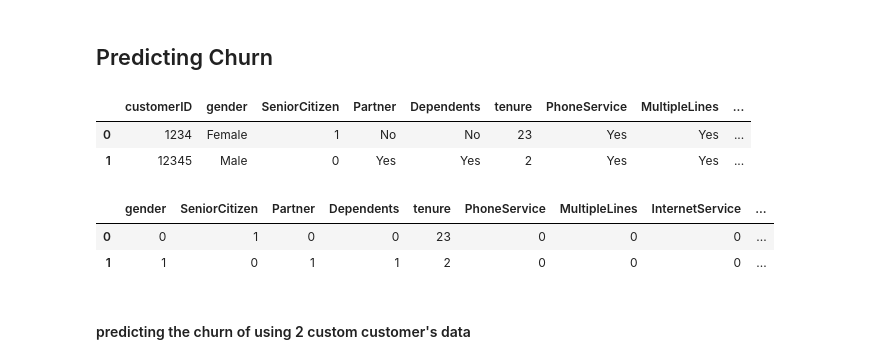
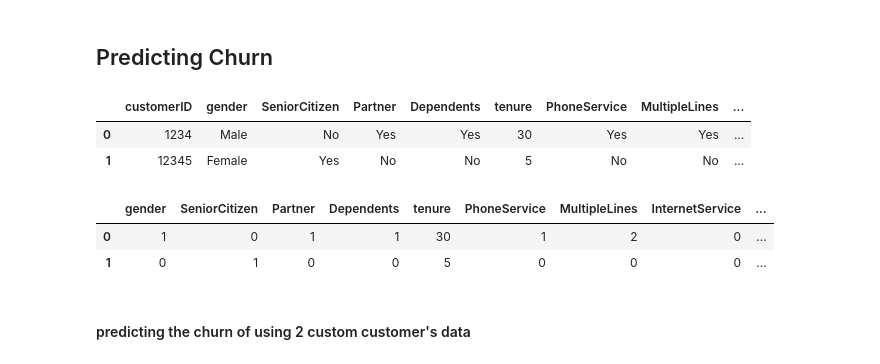
Before and after one commit to ZaidHani/Mentorness_ML_Customers_Churn, a Jupyter notebook: Untitled.ipynb, the cells around one changed output. Cells and saved outputs as stored; diff of their text form; code cells hidden in the pictures.

```diff
--- a/Untitled.ipynb
+++ b/Untitled.ipynb
@@ -462,30 +464,38 @@ plt.show()
 # %% [markdown]
 ## Predicting Churn
 # %%
-new_data = [{'customerID':'1234','gender':'Female','SeniorCitizen':1,'Partner':'No','Dependents':'No','tenure':23,'PhoneService':'Yes',
-             'MultipleLines':'Yes','InternetService':'Yes','OnlineSecurity': 'No','OnlineBackup': 'Yes','DeviceProtection':'Yes','TechSupport':'Yes',
+new_data = [{'customerID':'1234','gender':'Male','SeniorCitizen':'No','Partner':'Yes','Dependents':'Yes','tenure':30,'PhoneService':'Yes',
+             'MultipleLines':'Yes','InternetService':'DSL','OnlineSecurity': 'No','OnlineBackup': 'No','DeviceProtection':'Yes','TechSupport':'Yes',
              'StreamingTV':'Yes','StreamingMovies':'No','Contract':'One year','PaperlessBilling':'No','PaymentMethod':'Bank transfer',
              'MonthlyCharges':25.5, 'TotalCharges':100.75},
-           {'customerID':'12345','gender':'Male','SeniorCitizen':0,'Partner':'Yes','Dependents':'Yes','tenure':2,'PhoneService':'Yes',
-            'MultipleLines':'Yes','InternetService':'Yes','OnlineSecurity':'Yes','OnlineBackup':'Yes','DeviceProtection':'No','TechSupport':'Yes',
-            'StreamingTV': 'Yes','StreamingMovies':'Yes','Contract':'Two year','PaperlessBilling':'Yes','PaymentMethod':'Credit Card',
-            'MonthlyCharges':150.5, 'TotalCharges':1800.75}]
+           {'customerID':'12345','gender':'Female','SeniorCitizen':'Yes','Partner':'No','Dependents':'No','tenure':5,'PhoneService':'No',
+            'MultipleLines':'No','InternetService':'DSL','OnlineSecurity':'Yes','OnlineBackup':'Yes','DeviceProtection':'Yes','TechSupport':'No',
+            'StreamingTV': 'No','StreamingMovies':'No','Contract':'Month-to-month','PaperlessBilling':'Yes','PaymentMethod':'Electronic check',
+            'MonthlyCharges':100.5, 'TotalCharges':1000.75}]
 new_df = pd.DataFrame(new_data)
 new_df
 # %% [output]
 |  | customerID | gender | SeniorCitizen | Partner | Dependents | tenure | PhoneService | MultipleLines | ... |
-| 0 | 1234 | Female | 1 | No | No | 23 | Yes | Yes | ... |
-| 1 | 12345 | Male | 0 | Yes | Yes | 2 | Yes | Yes | ... |
+| 0 | 1234 | Male | No | Yes | Yes | 30 | Yes | Yes | ... |
+| 1 | 12345 | Female | Yes | No | No | 5 | No | No | ... |
 # %%
 new_df.drop('customerID', axis=1, inplace=True)
 
-for i in columns[0:-1]:
-    new_df[i] = le.fit_transform(new_df[i])
+index = 0
+columns = list(new_df.columns)
+columns.remove('tenure')
+columns.remove('TotalCharges')
+columns.remove('MonthlyCharges')
+
+for i in columns:
+    le = label_encoded_models[index]
+    new_df[i] = label_encoded_models[index].transform(new_df[i])
+    index += 1
 new_df
 # %% [output]
 |  | gender | SeniorCitizen | Partner | Dependents | tenure | PhoneService | MultipleLines | InternetService | ... |
-| 0 | 0 | 1 | 0 | 0 | 23 | 0 | 0 | 0 | ... |
-| 1 | 1 | 0 | 1 | 1 | 2 | 0 | 0 | 0 | ... |
+| 0 | 1 | 0 | 1 | 1 | 30 | 1 | 2 | 0 | ... |
+| 1 | 0 | 1 | 0 | 0 | 5 | 0 | 0 | 0 | ... |
 # %% [markdown]
 #### predicting the churn of using 2 custom customer's data
 # %% [markdown]
```
Also changed, not shown: parts of 10 cells of this notebook.
